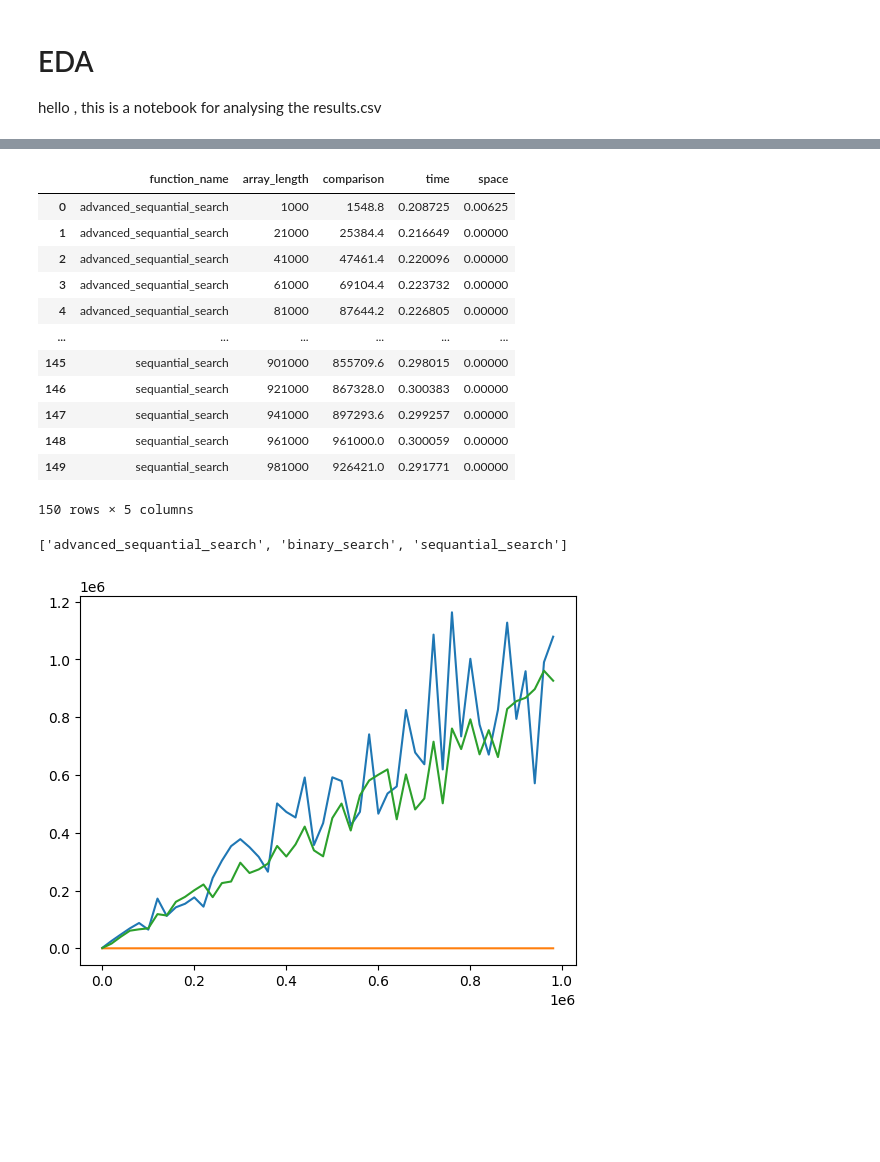
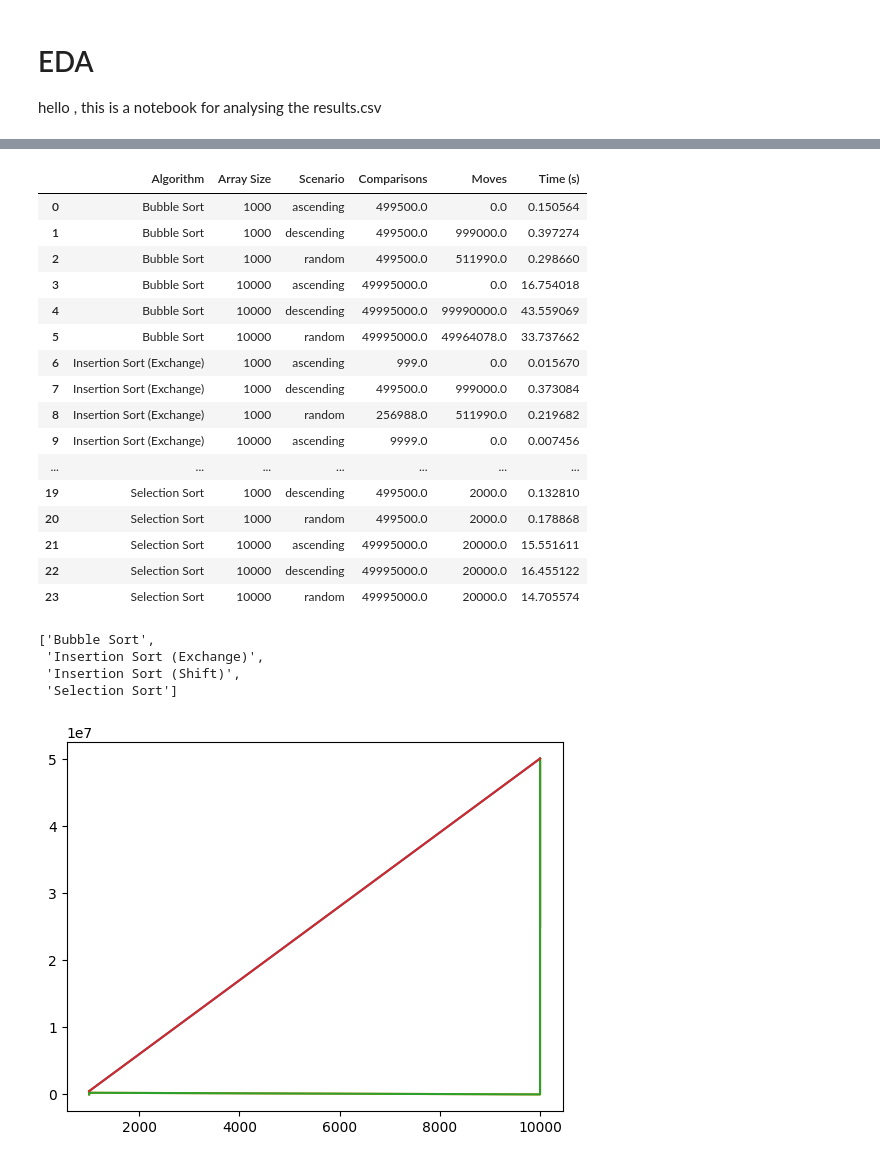
Before and after one commit to ahmed3991/AdvancedAlgorithmsTP, a Jupyter notebook: EDA.ipynb, the cells around one changed output, grey strips where cells are left out. Saved outputs shown, nothing was run; the diff lists cells and outputs as text; code cells hidden in the pictures; blank space fills up the shorter version.

Commit message:
Sort Algo Test

```diff
--- a/EDA.ipynb
+++ b/EDA.ipynb
@@ -6,7 +6,7 @@ hello , this is a notebook for analysing the results.csv
 import pandas as pd
 import matplotlib.pyplot as plt
 
-df = pd.read_csv('results.csv')
+df = pd.read_csv('sorting_algorithm_results.csv')
 
 df
 # %% [output]
@@ -29 +30,4 @@ cal_columns = ['comparison', 'time','space']
+# %%
+group_columns = ['Algorithm', 'Array Size', 'Scenario']
+cal_columns = ['Comparisons', 'Moves', 'Time (s)']
 # %%
@@ -33,28 +37,35 @@ calculated_results = group_df[group_columns+cal_columns]
 
 calculated_results
 # %% [output]
-|  | function_name | array_length | comparison | time | space |
-| 0 | advanced_sequantial_search | 1000 | 1548.8 | 0.208725 | 0.00625 |
-| 1 | advanced_sequantial_search | 21000 | 25384.4 | 0.216649 | 0.00000 |
-| 2 | advanced_sequantial_search | 41000 | 47461.4 | 0.220096 | 0.00000 |
-| 3 | advanced_sequantial_search | 61000 | 69104.4 | 0.223732 | 0.00000 |
-| 4 | advanced_sequantial_search | 81000 | 87644.2 | 0.226805 | 0.00000 |
-| ... | ... | ... | ... | ... | ... |
-| 145 | sequantial_search | 901000 | 855709.6 | 0.298015 | 0.00000 |
-| 146 | sequantial_search | 921000 | 867328.0 | 0.300383 | 0.00000 |
-| 147 | sequantial_search | 941000 | 897293.6 | 0.299257 | 0.00000 |
-| 148 | sequantial_search | 961000 | 961000.0 | 0.300059 | 0.00000 |
-| 149 | sequantial_search | 981000 | 926421.0 | 0.291771 | 0.00000 |
+|  | Algorithm | Array Size | Scenario | Comparisons | Moves | Time (s) |
+| 0 | Bubble Sort | 1000 | ascending | 499500.0 | 0.0 | 0.150564 |
+| 1 | Bubble Sort | 1000 | descending | 499500.0 | 999000.0 | 0.397274 |
+| 2 | Bubble Sort | 1000 | random | 499500.0 | 511990.0 | 0.298660 |
+| 3 | Bubble Sort | 10000 | ascending | 49995000.0 | 0.0 | 16.754018 |
+| 4 | Bubble Sort | 10000 | descending | 49995000.0 | 99990000.0 | 43.559069 |
+| 5 | Bubble Sort | 10000 | random | 49995000.0 | 49964078.0 | 33.737662 |
+| 6 | Insertion Sort (Exchange) | 1000 | ascending | 999.0 | 0.0 | 0.015670 |
+| 7 | Insertion Sort (Exchange) | 1000 | descending | 499500.0 | 999000.0 | 0.373084 |
+| 8 | Insertion Sort (Exchange) | 1000 | random | 256988.0 | 511990.0 | 0.219682 |
+| 9 | Insertion Sort (Exchange) | 10000 | ascending | 9999.0 | 0.0 | 0.007456 |
+| ... | ... | ... | ... | ... | ... | ... |
+| 19 | Selection Sort | 1000 | descending | 499500.0 | 2000.0 | 0.132810 |
+| 20 | Selection Sort | 1000 | random | 499500.0 | 2000.0 | 0.178868 |
+| 21 | Selection Sort | 10000 | ascending | 49995000.0 | 20000.0 | 15.551611 |
+| 22 | Selection Sort | 10000 | descending | 49995000.0 | 20000.0 | 16.455122 |
+| 23 | Selection Sort | 10000 | random | 49995000.0 | 20000.0 | 14.705574 |
-150 rows × 5 columns
 # %%
-function_names = list(calculated_results['function_name'].unique())
+function_names = list(calculated_results['Algorithm'].unique())
 function_names
 # %% [output]
-['advanced_sequantial_search', 'binary_search', 'sequantial_search']
+['Bubble Sort',
+ 'Insertion Sort (Exchange)',
+ 'Insertion Sort (Shift)',
+ 'Selection Sort']
 # %%
 for function_name in function_names:
-    df_plot = calculated_results[calculated_results['function_name'] == function_name]
-    plt.plot(df_plot['array_length'], df_plot['comparison'],label=function_name)
+    df_plot = calculated_results[calculated_results['Algorithm'] == function_name]
+    plt.plot(df_plot['Array Size'], df_plot['Comparisons'],label=function_name)
 # %% [output]
-[figure, old version]
+[figure, new version]
 # %%
```
Also changed, not shown: parts of 6 cells of this notebook, 2 other files.
